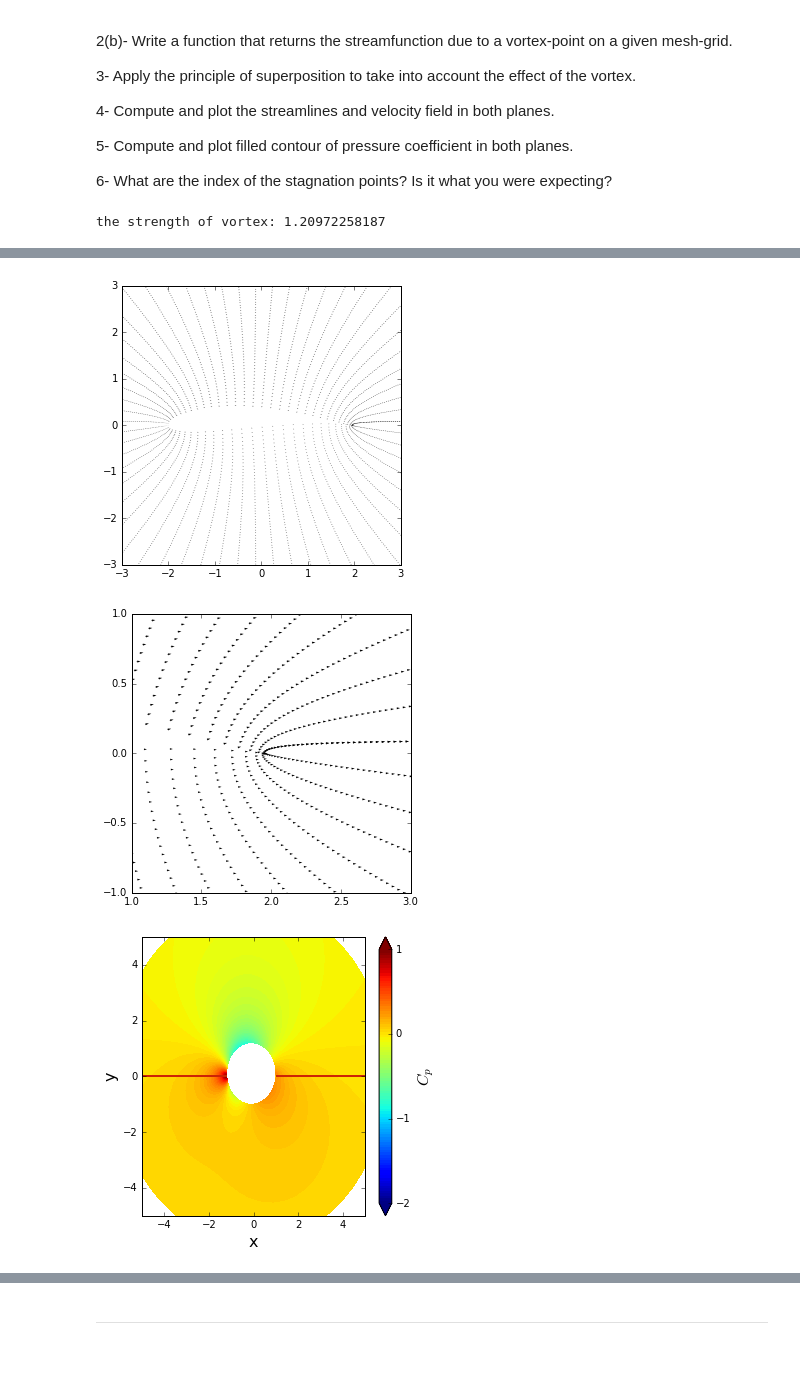
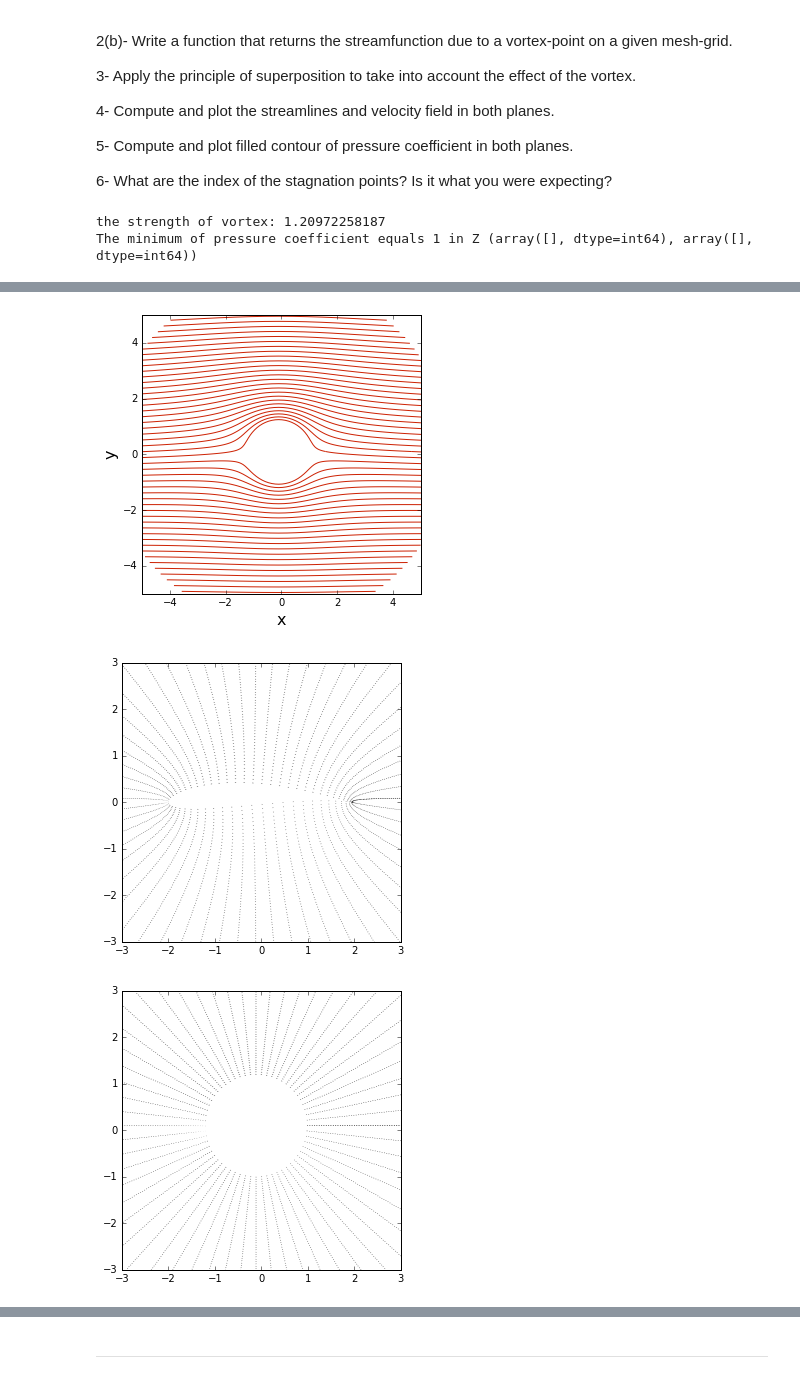
Before and after one commit to Dmphelps89/MAE6226-1, a Jupyter notebook: midterm/midterm.ipynb, the cells around one changed output, grey strips where cells are left out. Saved outputs shown, nothing was run; the diff lists cells and outputs as text; code cells hidden in the pictures.

Commit message:
some figures

```diff
--- a/midterm/midterm.ipynb
+++ b/midterm/midterm.ipynb
@@ -490,37 +490,64 @@ W_2 = WE_2/get_Wz(X, Y, b, theta1)
 
 pyplot.figure(figsize=(5,5))
 pyplot.xlabel('x', fontsize=16)
 pyplot.ylabel('y', fontsize=16)
 pyplot.xlim(-5.0,5.0)
 pyplot.ylim(-5.0,5.0)
 pyplot.contour(Z2.real, Z2.imag, psi4, levels = numpy.linspace(-5,5,51),colors='#CD2305', linewidths=1, linestyles='solid')
 
 pyplot.figure(figsize=(5,5))
+pyplot.xlabel('x', fontsize=16)
+pyplot.ylabel('y', fontsize=16)
+pyplot.xlim(-5.0,5.0)
+pyplot.ylim(-5.0,5.0)
+pyplot.contour(X, Y, psi4, levels = numpy.linspace(-5,5,51),colors='#CD2305', linewidths=1, linestyles='solid')
+
+pyplot.figure(figsize=(5,5))
 pyplot.xlim(-3, 3)
 pyplot.ylim(-3, 3)
-pyplot.quiver(Z2.real, Z2.imag, W_2.real, W_2.imag, units='xy',pivot='tip',width=0.005,scale=40)
+pyplot.quiver(Z2.real, Z2.imag, W_2.real, -W_2.imag, units='xy',pivot='tip',width=0.005,scale=40)
+
+pyplot.figure(figsize=(5,5))
+pyplot.xlim(-3, 3)
+pyplot.ylim(-3, 3)
+pyplot.quiver(X, Y, W_2.real, -W_2.imag, units='xy',pivot='tip',width=0.005,scale=40)
 
 pyplot.figure(figsize=(5,5))
 pyplot.xlim(1, 3)
 pyplot.ylim(-1, 1)
-pyplot.quiver(Z2.real, Z2.imag, W_2.real, W_2.imag, units='xy',pivot='tip',width=0.005,scale=40)
+pyplot.quiver(Z2.real, Z2.imag, W_2.real, -W_2.imag, units='xy',pivot='tip',width=0.005,scale=40)
 
+cp_p = 1.0 - ((u4**2+v4**2)/u_inf**2)
 cp_2 = 1.0 - (W_2.real**2+W_2.imag**2)/u_inf**2
 
 size = 10
 pyplot.figure(figsize=(5,5))
 pyplot.xlabel('x', fontsize=16)
 pyplot.ylabel('y', fontsize=16)
 pyplot.xlim(-5, 5)
 pyplot.ylim(-5, 5)
-contf = pyplot.contourf(X, Y, cp_2, levels=numpy.linspace(-2.0, 1.0, 100), extend='both')
+contf = pyplot.contourf(X, Y, cp_p, levels=numpy.linspace(-2.0, 1.0, 100), extend='both')
 cbar = pyplot.colorbar(contf)
 cbar.set_label('$C_p$', fontsize=16)
 cbar.set_ticks([-2.0, -1.0, 0.0, 1.0])
-pyplot.contour(X,Y,psi1, levels=[0.], colors='#CD2305', linewidths=2, linestyles='solid');
+
+size = 10
+pyplot.figure(figsize=(5,5))
+pyplot.xlabel('x', fontsize=16)
+pyplot.ylabel('y', fontsize=16)
+pyplot.xlim(-5, 5)
+pyplot.ylim(-5, 5)
+contf = pyplot.contourf(Z2.real, Z2.imag, cp_2, levels=numpy.linspace(-2.0, 1.0, 100), extend='both')
+cbar = pyplot.colorbar(contf)
+cbar.set_label('$C_p$', fontsize=16)
+cbar.set_ticks([-2.0, -1.0, 0.0, 1.0]);
+
+cp_min_zstg1 = numpy.where(cp_p == 1)
+print('The minimum of pressure coefficient equals 1 in Z', cp_min_zstg1)
 # %% [output]
 the strength of vortex: 1.20972258187
+The minimum of pressure coefficient equals 1 in Z (array([], dtype=int64), array([], dtype=int64))
 [figure]
-[figure, old version]
+[figure, new version]
-[figure, old version]
+[figure, new version]
-[figure, old version]
+[figure, new version]
```
Also changed, not shown: parts of 1 cell of this notebook.
